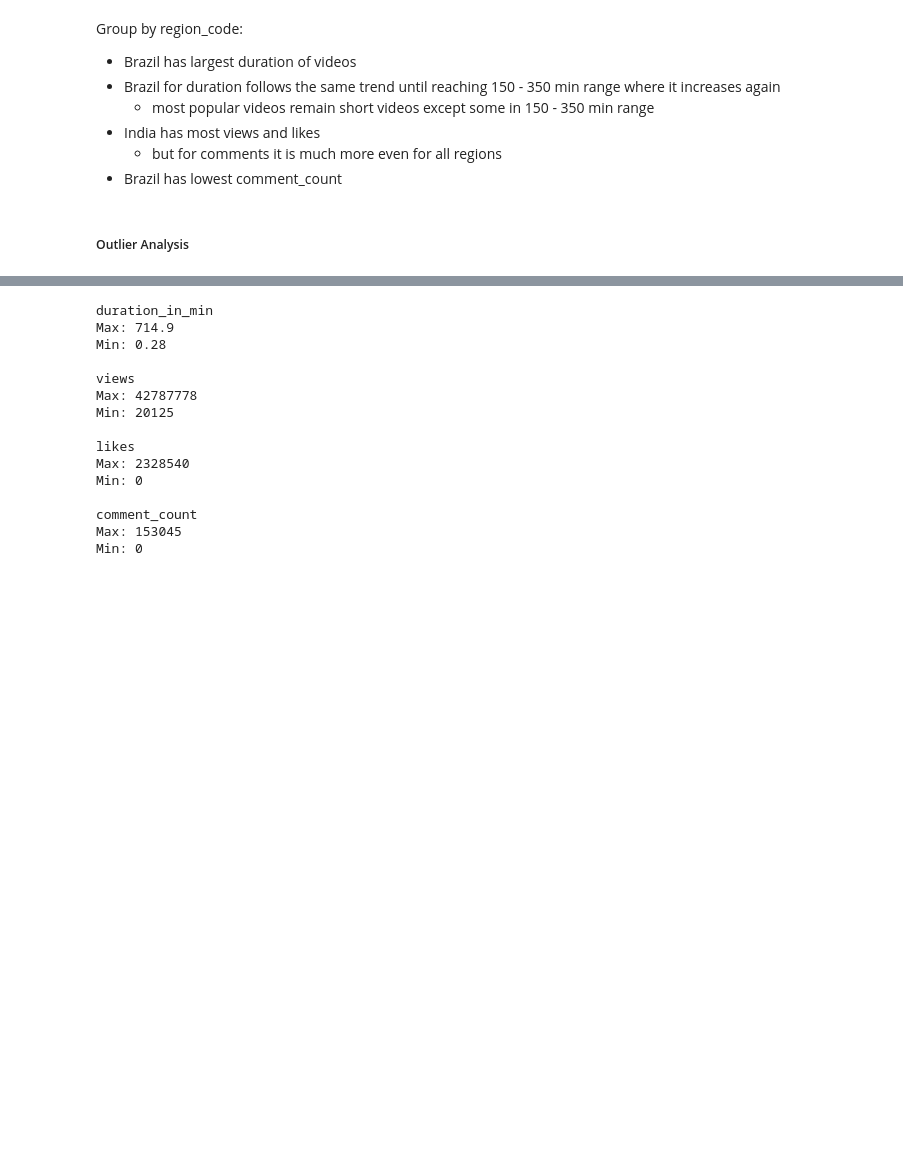
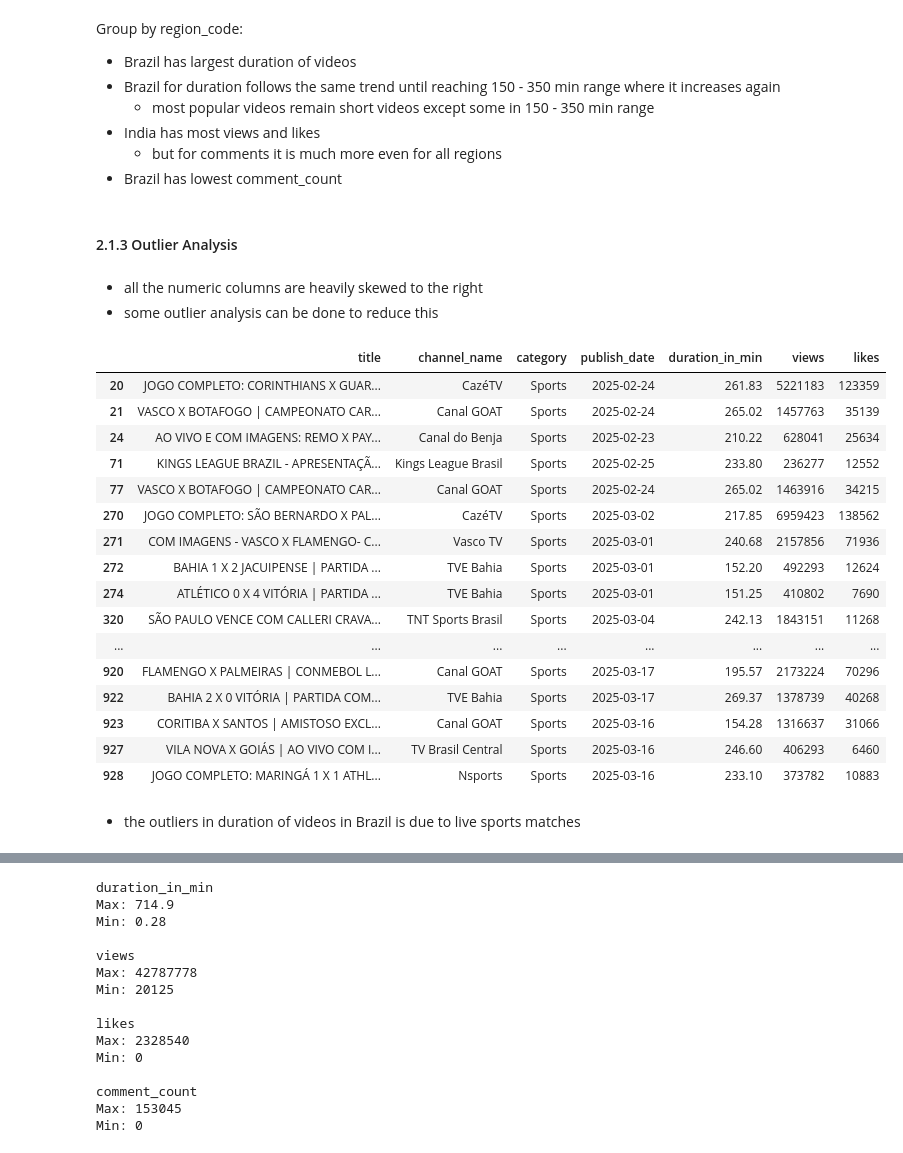
Before and after one commit to AERI078/youtube_data_analysis_project, a Jupyter notebook: 02_EDA.ipynb, the cells around one changed output, grey strips where cells are left out. Drawn from its saved outputs; the diff is of its cells as text; code cells hidden in the pictures; blank space fills up the shorter version.

```diff
--- a/02_EDA.ipynb
+++ b/02_EDA.ipynb
@@ -371,4 +340,29 @@ Group by region_code:
     - but for comments it is much more even for all regions
 - Brazil has lowest comment_count
 # %% [markdown]
-##### Outlier Analysis
+#### 2.1.3 Outlier Analysis
+# %% [markdown]
+- all the numeric columns are heavily skewed to the right
+- some outlier analysis can be done to reduce this
+# %%
+df.loc[(df['region_code'] == 'BR') & ((df['duration_in_min'] >= 140) & (df['duration_in_min'] <= 350)), ['title', 'channel_name', 'category', 'publish_date', 'duration_in_min', 'views', 'likes']]
+# %% [output]
+|  | title | channel_name | category | publish_date | duration_in_min | views | likes |
+| 20 | JOGO COMPLETO: CORINTHIANS X GUAR... | CazéTV | Sports | 2025-02-24 | 261.83 | 5221183 | 123359 |
+| 21 | VASCO X BOTAFOGO | CAMPEONATO CAR... | Canal GOAT | Sports | 2025-02-24 | 265.02 | 1457763 | 35139 |
+| 24 | AO VIVO E COM IMAGENS: REMO X PAY... | Canal do Benja | Sports | 2025-02-23 | 210.22 | 628041 | 25634 |
+| 71 | KINGS LEAGUE BRAZIL - APRESENTAÇÃ... | Kings League Brasil | Sports | 2025-02-25 | 233.80 | 236277 | 12552 |
+| 77 | VASCO X BOTAFOGO | CAMPEONATO CAR... | Canal GOAT | Sports | 2025-02-24 | 265.02 | 1463916 | 34215 |
+| 270 | JOGO COMPLETO: SÃO BERNARDO X PAL... | CazéTV | Sports | 2025-03-02 | 217.85 | 6959423 | 138562 |
+| 271 | COM IMAGENS - VASCO X FLAMENGO- C... | Vasco TV | Sports | 2025-03-01 | 240.68 | 2157856 | 71936 |
+| 272 | BAHIA 1 X 2 JACUIPENSE | PARTIDA ... | TVE Bahia | Sports | 2025-03-01 | 152.20 | 492293 | 12624 |
+| 274 | ATLÉTICO 0 X 4 VITÓRIA | PARTIDA ... | TVE Bahia | Sports | 2025-03-01 | 151.25 | 410802 | 7690 |
+| 320 | SÃO PAULO VENCE COM CALLERI CRAVA... | TNT Sports Brasil | Sports | 2025-03-04 | 242.13 | 1843151 | 11268 |
+| ... | ... | ... | ... | ... | ... | ... | ... |
+| 920 | FLAMENGO X PALMEIRAS | CONMEBOL L... | Canal GOAT | Sports | 2025-03-17 | 195.57 | 2173224 | 70296 |
+| 922 | BAHIA 2 X 0 VITÓRIA | PARTIDA COM... | TVE Bahia | Sports | 2025-03-17 | 269.37 | 1378739 | 40268 |
+| 923 | CORITIBA X SANTOS | AMISTOSO EXCL... | Canal GOAT | Sports | 2025-03-16 | 154.28 | 1316637 | 31066 |
+| 927 | VILA NOVA X GOIÁS | AO VIVO COM I... | TV Brasil Central | Sports | 2025-03-16 | 246.60 | 406293 | 6460 |
+| 928 | JOGO COMPLETO: MARINGÁ 1 X 1 ATHL... | Nsports | Sports | 2025-03-16 | 233.10 | 373782 | 10883 |
+# %% [markdown]
+- the outliers in duration of videos in Brazil is due to live sports matches
```
Also changed, not shown: parts of 31 cells of this notebook, 2 other files.
